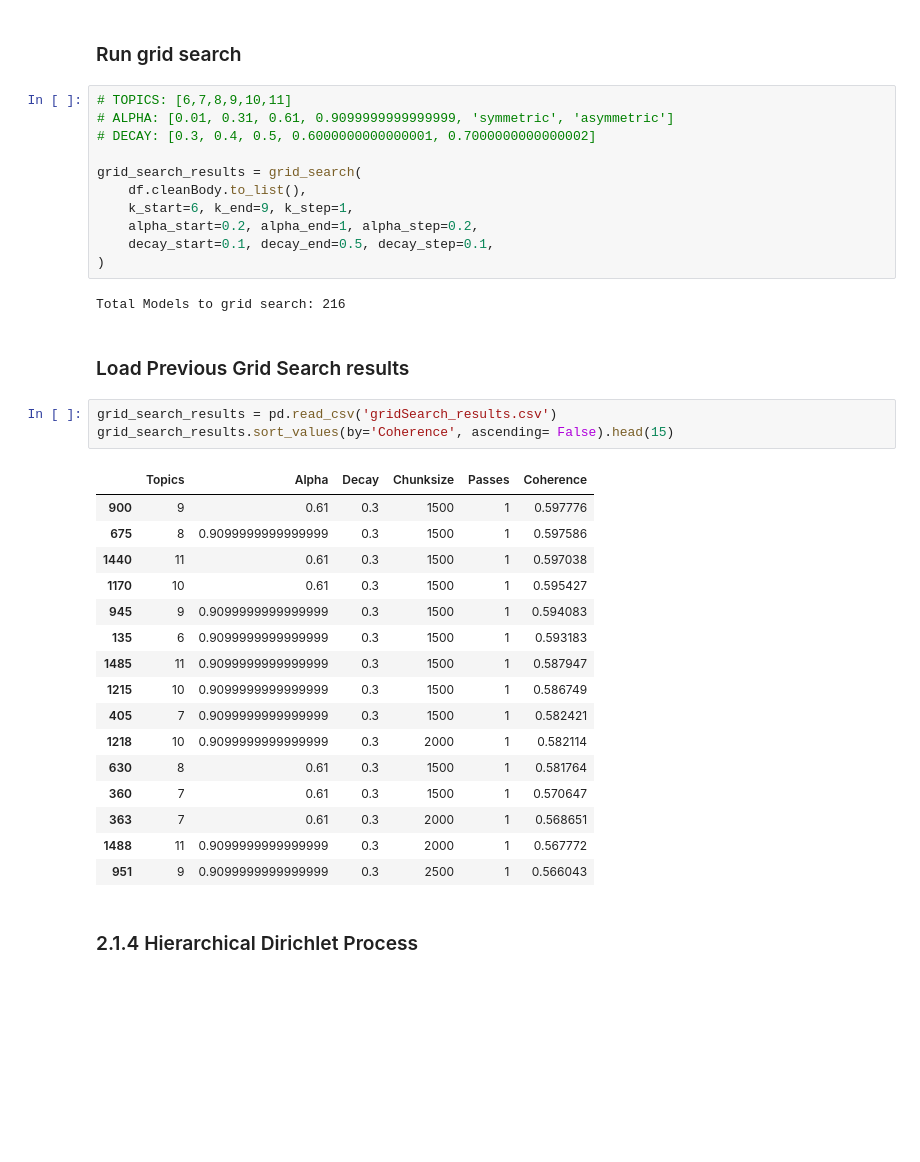
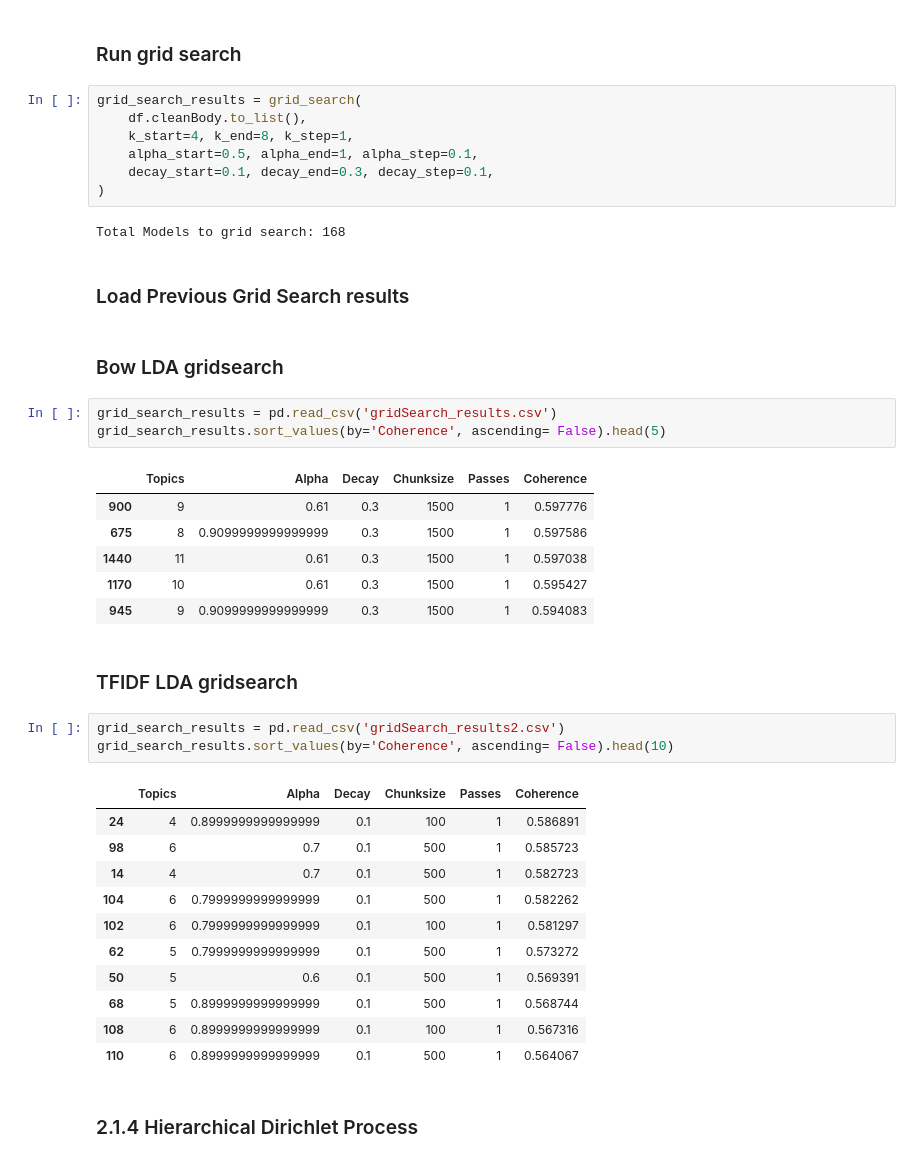
Before and after one commit to lok63/Twitter-Topic-Modelling, a Jupyter notebook: notebooks/2. Basic model.ipynb, the cells around one changed output. Saved outputs shown, nothing was run; the diff lists cells and outputs as text; blank space fills up the shorter version.

Commit message:
Add TFIDF coprus in models

```diff
--- a/notebooks/2. Basic model.ipynb
+++ b/notebooks/2. Basic model.ipynb
@@ -187,40 +182,45 @@ def grid_search(df:pd.DataFrame,  k_start=5, k_end=12, k_step=1,
 # %% [markdown]
 ### Run grid search
 # %%
-# TOPICS: [6,7,8,9,10,11]
-# ALPHA: [0.01, 0.31, 0.61, 0.9099999999999999, 'symmetric', 'asymmetric']
-# DECAY: [0.3, 0.4, 0.5, 0.6000000000000001, 0.7000000000000002]
-
 grid_search_results = grid_search(
     df.cleanBody.to_list(),
-    k_start=6, k_end=9, k_step=1,
-    alpha_start=0.2, alpha_end=1, alpha_step=0.2,
-    decay_start=0.1, decay_end=0.5, decay_step=0.1,
+    k_start=4, k_end=8, k_step=1,
+    alpha_start=0.5, alpha_end=1, alpha_step=0.1,
+    decay_start=0.1, decay_end=0.3, decay_step=0.1,
 )
 # %% [output]
-Total Models to grid search: 216
+Total Models to grid search: 168
 # %% [markdown]
 ### Load Previous Grid Search results
+# %% [markdown]
+### Bow LDA gridsearch
+# %%
+grid_search_results = pd.read_csv('gridSearch_results.csv')
+grid_search_results.sort_values(by='Coherence', ascending= False).head(5)
+# %% [output]
+|  | Topics | Alpha | Decay | Chunksize | Passes | Coherence |
+| 900 | 9 | 0.61 | 0.3 | 1500 | 1 | 0.597776 |
+| 675 | 8 | 0.9099999999999999 | 0.3 | 1500 | 1 | 0.597586 |
+| 1440 | 11 | 0.61 | 0.3 | 1500 | 1 | 0.597038 |
+| 1170 | 10 | 0.61 | 0.3 | 1500 | 1 | 0.595427 |
+| 945 | 9 | 0.9099999999999999 | 0.3 | 1500 | 1 | 0.594083 |
+# %% [markdown]
+### TFIDF LDA gridsearch
 # %%
-grid_search_results = pd.read_csv('gridSearch_results.csv')
-grid_search_results.sort_values(by='Coherence', ascending= False).head(15)
+grid_search_results = pd.read_csv('gridSearch_results2.csv')
+grid_search_results.sort_values(by='Coherence', ascending= False).head(10)
 # %% [output]
 |  | Topics | Alpha | Decay | Chunksize | Passes | Coherence |
-| 900 | 9 | 0.61 | 0.3 | 1500 | 1 | 0.597776 |
-| 675 | 8 | 0.9099999999999999 | 0.3 | 1500 | 1 | 0.597586 |
-| 1440 | 11 | 0.61 | 0.3 | 1500 | 1 | 0.597038 |
-| 1170 | 10 | 0.61 | 0.3 | 1500 | 1 | 0.595427 |
-| 945 | 9 | 0.9099999999999999 | 0.3 | 1500 | 1 | 0.594083 |
-| 135 | 6 | 0.9099999999999999 | 0.3 | 1500 | 1 | 0.593183 |
-| 1485 | 11 | 0.9099999999999999 | 0.3 | 1500 | 1 | 0.587947 |
-| 1215 | 10 | 0.9099999999999999 | 0.3 | 1500 | 1 | 0.586749 |
-| 405 | 7 | 0.9099999999999999 | 0.3 | 1500 | 1 | 0.582421 |
-| 1218 | 10 | 0.9099999999999999 | 0.3 | 2000 | 1 | 0.582114 |
-| 630 | 8 | 0.61 | 0.3 | 1500 | 1 | 0.581764 |
-| 360 | 7 | 0.61 | 0.3 | 1500 | 1 | 0.570647 |
-| 363 | 7 | 0.61 | 0.3 | 2000 | 1 | 0.568651 |
-| 1488 | 11 | 0.9099999999999999 | 0.3 | 2000 | 1 | 0.567772 |
-| 951 | 9 | 0.9099999999999999 | 0.3 | 2500 | 1 | 0.566043 |
+| 24 | 4 | 0.8999999999999999 | 0.1 | 100 | 1 | 0.586891 |
+| 98 | 6 | 0.7 | 0.1 | 500 | 1 | 0.585723 |
+| 14 | 4 | 0.7 | 0.1 | 500 | 1 | 0.582723 |
+| 104 | 6 | 0.7999999999999999 | 0.1 | 500 | 1 | 0.582262 |
+| 102 | 6 | 0.7999999999999999 | 0.1 | 100 | 1 | 0.581297 |
+| 62 | 5 | 0.7999999999999999 | 0.1 | 500 | 1 | 0.573272 |
+| 50 | 5 | 0.6 | 0.1 | 500 | 1 | 0.569391 |
+| 68 | 5 | 0.8999999999999999 | 0.1 | 500 | 1 | 0.568744 |
+| 108 | 6 | 0.8999999999999999 | 0.1 | 100 | 1 | 0.567316 |
+| 110 | 6 | 0.8999999999999999 | 0.1 | 500 | 1 | 0.564067 |
 # %% [markdown]
 ### 2.1.4 Hierarchical Dirichlet Process<a class="anchor" id="2.1.4"></a>
 # %%
```
Also changed, not shown: parts of 34 cells of this notebook, 2 other files.
